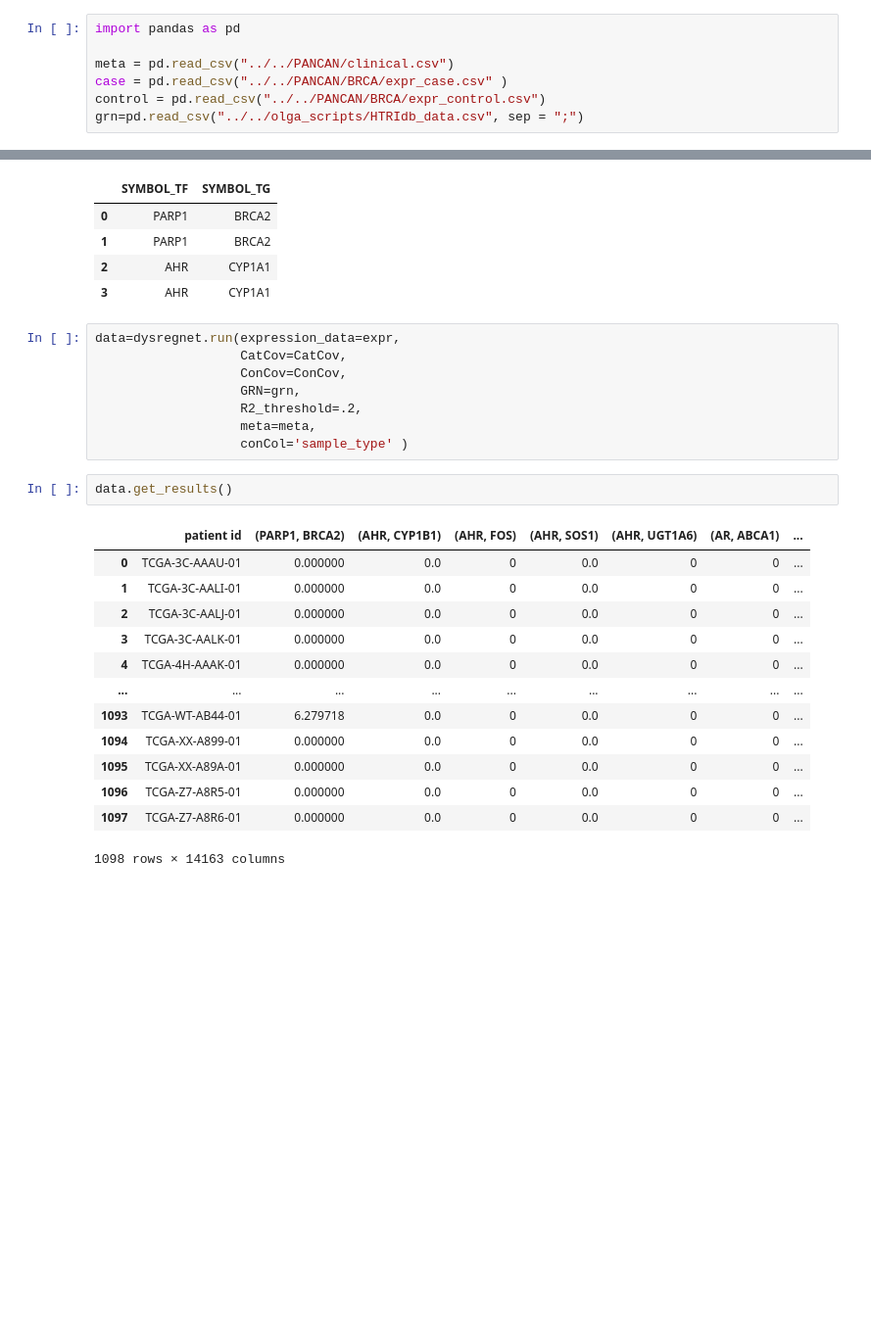
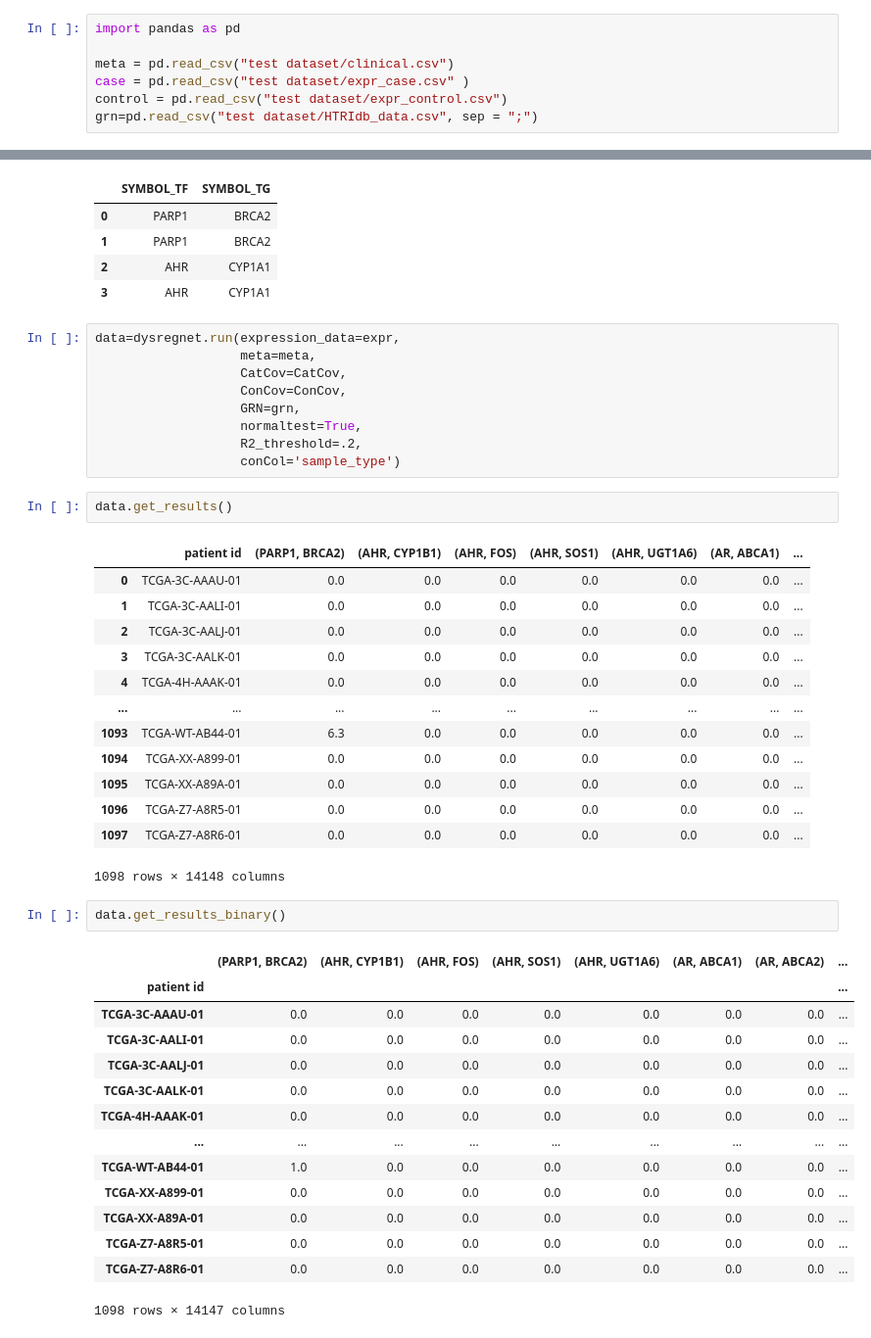
Before and after one commit to daisybio/DysRegNet_package, a Jupyter notebook: test.ipynb, the cells around one changed output, grey strips where cells are left out. Shown: that part at 98% size. Saved outputs shown, nothing was run; the diff lists cells and outputs as text; blank space fills up the shorter version.

```diff
--- a/test.ipynb
+++ b/test.ipynb
@@ -3,10 +3,10 @@ from dysregnet import dysregnet
 # %%
 import pandas as pd
 
-meta = pd.read_csv("../../PANCAN/clinical.csv")
-case = pd.read_csv("../../PANCAN/BRCA/expr_case.csv" )
-control = pd.read_csv("../../PANCAN/BRCA/expr_control.csv")
-grn=pd.read_csv("../../olga_scripts/HTRIdb_data.csv", sep = ";")
+meta = pd.read_csv("test dataset/clinical.csv")
+case = pd.read_csv("test dataset/expr_case.csv" )
+control = pd.read_csv("test dataset/expr_control.csv")
+grn=pd.read_csv("test dataset/HTRIdb_data.csv", sep = ";")
 # %%
 grn = grn[["SYMBOL_TF","SYMBOL_TG"]]
 # %%
@@ -57,25 +57,43 @@ grn.head(4)
 | 3 | AHR | CYP1A1 |
 # %%
 data=dysregnet.run(expression_data=expr,
+                   meta=meta,
                    CatCov=CatCov,
                    ConCov=ConCov,
                    GRN=grn,
+                   normaltest=True,
                    R2_threshold=.2,
-                   meta=meta,
-                   conCol='sample_type' )
+                   conCol='sample_type')
 # %%
 data.get_results()
 # %% [output]
 |  | patient id | (PARP1, BRCA2) | (AHR, CYP1B1) | (AHR, FOS) | (AHR, SOS1) | (AHR, UGT1A6) | (AR, ABCA1) | ... |
-| 0 | TCGA-3C-AAAU-01 | 0.000000 | 0.0 | 0 | 0.0 | 0 | 0 | ... |
-| 1 | TCGA-3C-AALI-01 | 0.000000 | 0.0 | 0 | 0.0 | 0 | 0 | ... |
-| 2 | TCGA-3C-AALJ-01 | 0.000000 | 0.0 | 0 | 0.0 | 0 | 0 | ... |
-| 3 | TCGA-3C-AALK-01 | 0.000000 | 0.0 | 0 | 0.0 | 0 | 0 | ... |
-| 4 | TCGA-4H-AAAK-01 | 0.000000 | 0.0 | 0 | 0.0 | 0 | 0 | ... |
+| 0 | TCGA-3C-AAAU-01 | 0.0 | 0.0 | 0.0 | 0.0 | 0.0 | 0.0 | ... |
+| 1 | TCGA-3C-AALI-01 | 0.0 | 0.0 | 0.0 | 0.0 | 0.0 | 0.0 | ... |
+| 2 | TCGA-3C-AALJ-01 | 0.0 | 0.0 | 0.0 | 0.0 | 0.0 | 0.0 | ... |
+| 3 | TCGA-3C-AALK-01 | 0.0 | 0.0 | 0.0 | 0.0 | 0.0 | 0.0 | ... |
+| 4 | TCGA-4H-AAAK-01 | 0.0 | 0.0 | 0.0 | 0.0 | 0.0 | 0.0 | ... |
 | ... | ... | ... | ... | ... | ... | ... | ... | ... |
-| 1093 | TCGA-WT-AB44-01 | 6.279718 | 0.0 | 0 | 0.0 | 0 | 0 | ... |
-| 1094 | TCGA-XX-A899-01 | 0.000000 | 0.0 | 0 | 0.0 | 0 | 0 | ... |
-| 1095 | TCGA-XX-A89A-01 | 0.000000 | 0.0 | 0 | 0.0 | 0 | 0 | ... |
-| 1096 | TCGA-Z7-A8R5-01 | 0.000000 | 0.0 | 0 | 0.0 | 0 | 0 | ... |
-| 1097 | TCGA-Z7-A8R6-01 | 0.000000 | 0.0 | 0 | 0.0 | 0 | 0 | ... |
+| 1093 | TCGA-WT-AB44-01 | 6.3 | 0.0 | 0.0 | 0.0 | 0.0 | 0.0 | ... |
+| 1094 | TCGA-XX-A899-01 | 0.0 | 0.0 | 0.0 | 0.0 | 0.0 | 0.0 | ... |
+| 1095 | TCGA-XX-A89A-01 | 0.0 | 0.0 | 0.0 | 0.0 | 0.0 | 0.0 | ... |
+| 1096 | TCGA-Z7-A8R5-01 | 0.0 | 0.0 | 0.0 | 0.0 | 0.0 | 0.0 | ... |
+| 1097 | TCGA-Z7-A8R6-01 | 0.0 | 0.0 | 0.0 | 0.0 | 0.0 | 0.0 | ... |
-1098 rows × 14163 columns
+1098 rows × 14148 columns
+# %%
+data.get_results_binary()
+# %% [output]
+|  | (PARP1, BRCA2) | (AHR, CYP1B1) | (AHR, FOS) | (AHR, SOS1) | (AHR, UGT1A6) | (AR, ABCA1) | (AR, ABCA2) | ... |
+| patient id |  |  |  |  |  |  |  | ... |
+| TCGA-3C-AAAU-01 | 0.0 | 0.0 | 0.0 | 0.0 | 0.0 | 0.0 | 0.0 | ... |
+| TCGA-3C-AALI-01 | 0.0 | 0.0 | 0.0 | 0.0 | 0.0 | 0.0 | 0.0 | ... |
+| TCGA-3C-AALJ-01 | 0.0 | 0.0 | 0.0 | 0.0 | 0.0 | 0.0 | 0.0 | ... |
+| TCGA-3C-AALK-01 | 0.0 | 0.0 | 0.0 | 0.0 | 0.0 | 0.0 | 0.0 | ... |
+| TCGA-4H-AAAK-01 | 0.0 | 0.0 | 0.0 | 0.0 | 0.0 | 0.0 | 0.0 | ... |
+| ... | ... | ... | ... | ... | ... | ... | ... | ... |
+| TCGA-WT-AB44-01 | 1.0 | 0.0 | 0.0 | 0.0 | 0.0 | 0.0 | 0.0 | ... |
+| TCGA-XX-A899-01 | 0.0 | 0.0 | 0.0 | 0.0 | 0.0 | 0.0 | 0.0 | ... |
+| TCGA-XX-A89A-01 | 0.0 | 0.0 | 0.0 | 0.0 | 0.0 | 0.0 | 0.0 | ... |
+| TCGA-Z7-A8R5-01 | 0.0 | 0.0 | 0.0 | 0.0 | 0.0 | 0.0 | 0.0 | ... |
+| TCGA-Z7-A8R6-01 | 0.0 | 0.0 | 0.0 | 0.0 | 0.0 | 0.0 | 0.0 | ... |
+1098 rows × 14147 columns
```
Also changed, not shown: parts of 1 cell of this notebook.
